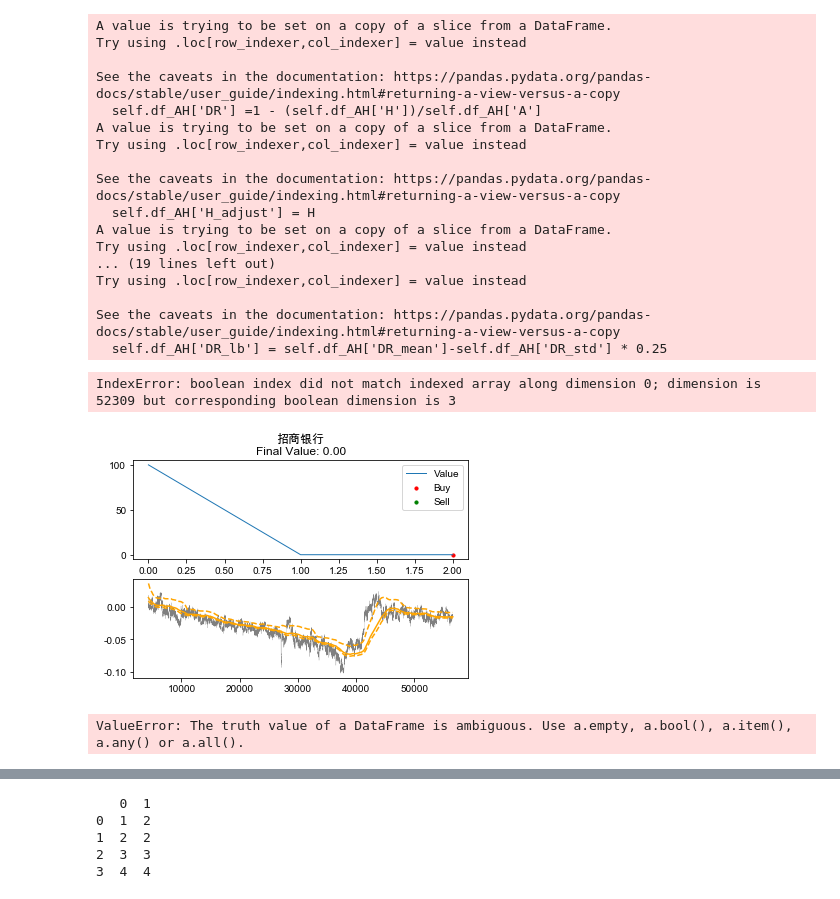
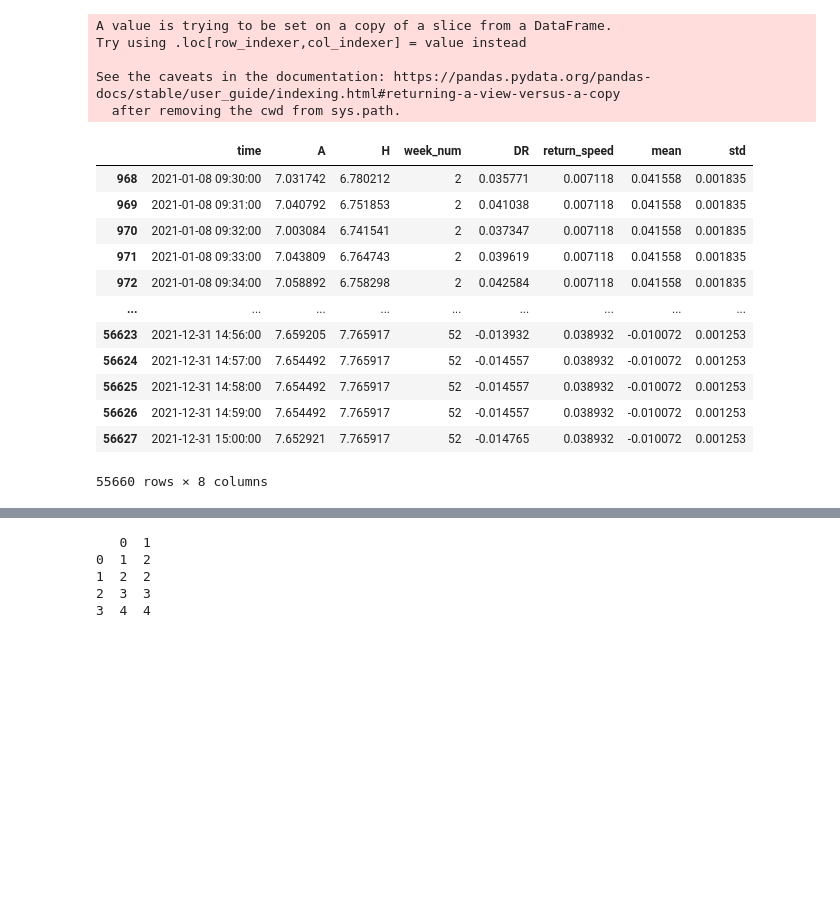
Before and after one commit to daniel620/Qunat-AlgorithmicTrading, a Jupyter notebook: src/test.ipynb, the cells around one changed output, grey strips where cells are left out. Drawn from its saved outputs; the diff is of its cells as text; code cells hidden in the pictures; blank space fills up the shorter version.

```diff
--- a/src/test.ipynb
+++ b/src/test.ipynb
@@ -1,5 +1,4 @@
 # %%
-from Stock import Stock
 import pandas as pd
 import tushare as ts
 import numpy as np
@@ -9,41 +8,48 @@ Draw Chinese characters on plot pics
 """
 plt.rcParams['font.sans-serif'] = ['Arial Unicode MS'] # 用来正常显示中文标签
 plt.rcParams['axes.unicode_minus'] = False  # 用来正常显示负号
-
 """
 Read washed data
 """
-df_AH = pd.read_excel('../data/df_AH.xlsx')
-
-"""
-Evaluate the result
-"""
-stock1 = Stock('招商银行',df_AH=df_AH[['招商银行','招商银行.1']])
-stock2 = Stock('工商银行',df_AH=df_AH[['工商银行','工商银行.1']])
-stock3 = Stock('农业银行',df_AH=df_AH[['农业银行','农业银行.1']])
-
-stock1.trading_rule(show_transaction=True)
+df_AH = pd.read_excel('../data/df_AH_week.xlsx')
-# %% [output]
-A value is trying to be set on a copy of a slice from a DataFrame.
-Try using .loc[row_indexer,col_indexer] = value instead
-
-See the caveats in the documentation: https://pandas.pydata.org/pandas-docs/stable/user_guide/indexing.html#returning-a-view-versus-a-copy
-  self.df_AH['DR'] =1 - (self.df_AH['H'])/self.df_AH['A']
-A value is trying to be set on a copy of a slice from a DataFrame.
-Try using .loc[row_indexer,col_indexer] = value instead
-
-See the caveats in the documentation: https://pandas.pydata.org/pandas-docs/stable/user_guide/indexing.html#returning-a-view-versus-a-copy
-  self.df_AH['H_adjust'] = H
-A value is trying to be set on a copy of a slice from a DataFrame.
-Try using .loc[row_indexer,col_indexer] = value instead
-... (19 lines left out)
-Try using .loc[row_indexer,col_indexer] = value instead
-
-See the caveats in the documentation: https://pandas.pydata.org/pandas-docs/stable/user_guide/indexing.html#returning-a-view-versus-a-copy
-  self.df_AH['DR_lb'] = self.df_AH['DR_mean']-self.df_AH['DR_std'] * 0.25
-IndexError: boolean index did not match indexed array along dimension 0; dimension is 52309 but corresponding boolean dimension is 3
-[figure, removed]
-# %%
-stock1.trading_rule(show_transaction=True)
-# %% [output]
-ValueError: The truth value of a DataFrame is ambiguous. Use a.empty, a.bool(), a.item(), a.any() or a.all().
+# %%
+from ou_noise import ou
+df_test = df_AH[['time','招商银行','招商银行.1','week_num']]
+df_test.columns = ['time','A','H','week_num']
+df_test['DR'] =1 - (df_test['H'].copy())/df_test['A'].copy()
+week_list = df_test.groupby('week_num').week_num.agg(lambda x : x.mode()[0]).values
+# ou_weekly[i][0] = 1 if this week isnot missed else missed
+ou_weekly = np.zeros((max(week_list)+1,4))
+for w in week_list:
+    # print(w)
+    DR = df_test[df_test['week_num']==w]['DR'].values
+    t = np.arange(1,len(DR)+1,1)
+    ou_weekly[w][0] = 1
+    ou_weekly[w][1:] = ou.mle(t,DR)
+# %% [output]
+A value is trying to be set on a copy of a slice from a DataFrame.
+Try using .loc[row_indexer,col_indexer] = value instead
+
+See the caveats in the documentation: https://pandas.pydata.org/pandas-docs/stable/user_guide/indexing.html#returning-a-view-versus-a-copy
+  after removing the cwd from sys.path.
+# %%
+# df_test['DR']
+# pd.DataFrame([week_list[1:],ou_weekly[ou_weekly[:,0]!=0,:][:-1]]).T
+df_temp = pd.DataFrame(ou_weekly[ou_weekly[:,0]!=0,1:][:-1])
+df_temp.columns=['return_speed','mean','std']
+df_temp['week_num'] = week_list[1:]
+pd.merge(df_test, df_temp, on='week_num',how='left').dropna()
+# %% [output]
+|  | time | A | H | week_num | DR | return_speed | mean | std |
+| 968 | 2021-01-08 09:30:00 | 7.031742 | 6.780212 | 2 | 0.035771 | 0.007118 | 0.041558 | 0.001835 |
+| 969 | 2021-01-08 09:31:00 | 7.040792 | 6.751853 | 2 | 0.041038 | 0.007118 | 0.041558 | 0.001835 |
+| 970 | 2021-01-08 09:32:00 | 7.003084 | 6.741541 | 2 | 0.037347 | 0.007118 | 0.041558 | 0.001835 |
+| 971 | 2021-01-08 09:33:00 | 7.043809 | 6.764743 | 2 | 0.039619 | 0.007118 | 0.041558 | 0.001835 |
+| 972 | 2021-01-08 09:34:00 | 7.058892 | 6.758298 | 2 | 0.042584 | 0.007118 | 0.041558 | 0.001835 |
+| ... | ... | ... | ... | ... | ... | ... | ... | ... |
+| 56623 | 2021-12-31 14:56:00 | 7.659205 | 7.765917 | 52 | -0.013932 | 0.038932 | -0.010072 | 0.001253 |
+| 56624 | 2021-12-31 14:57:00 | 7.654492 | 7.765917 | 52 | -0.014557 | 0.038932 | -0.010072 | 0.001253 |
+| 56625 | 2021-12-31 14:58:00 | 7.654492 | 7.765917 | 52 | -0.014557 | 0.038932 | -0.010072 | 0.001253 |
+| 56626 | 2021-12-31 14:59:00 | 7.654492 | 7.765917 | 52 | -0.014557 | 0.038932 | -0.010072 | 0.001253 |
+| 56627 | 2021-12-31 15:00:00 | 7.652921 | 7.765917 | 52 | -0.014765 | 0.038932 | -0.010072 | 0.001253 |
+55660 rows × 8 columns
```
Also changed, not shown: parts of 2 cells of this notebook, 38 other files.
